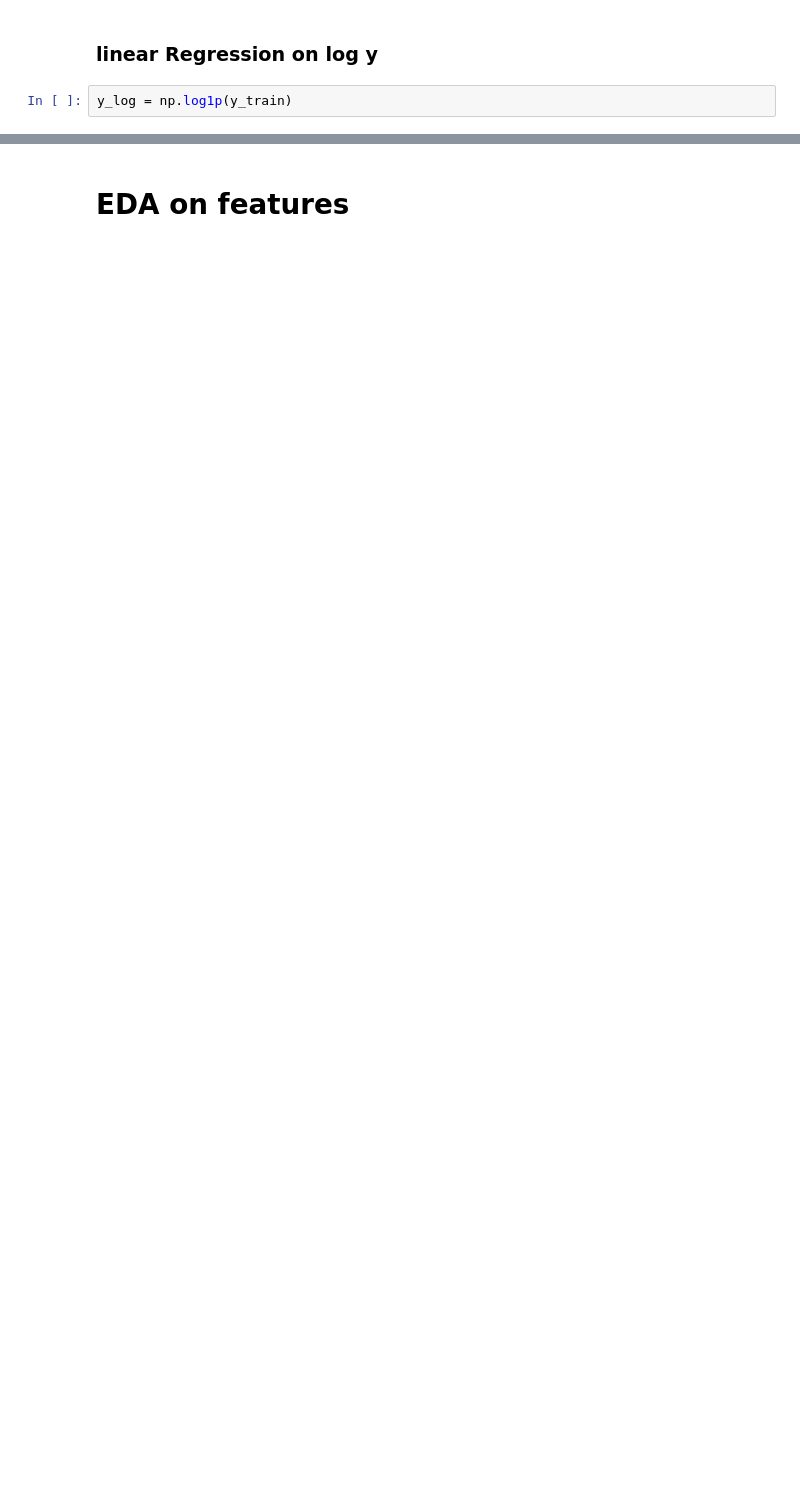
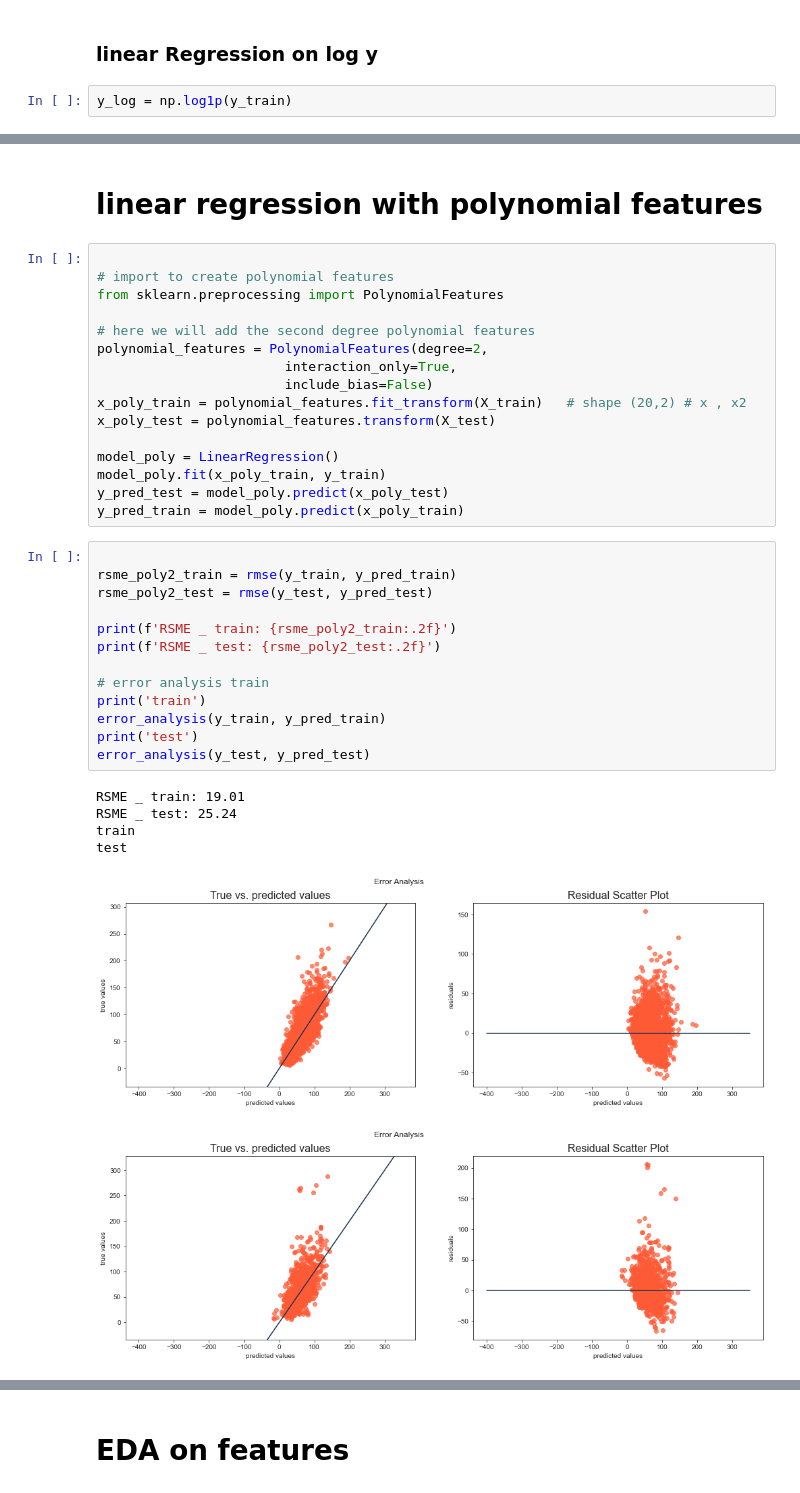
Before and after one commit to sm4rtm4art/airquality, a Jupyter notebook: linear_regression.ipynb, the cells around one changed output, grey strips where cells are left out. Saved outputs shown, nothing was run; the diff lists cells and outputs as text; blank space fills up the shorter version.

Commit message:
polynomial

```diff
--- a/linear_regression.ipynb
+++ b/linear_regression.ipynb
@@ -255,0 +256,38 @@ RSME _ test: 25.83
+# %% [markdown]
+# linear regression with polynomial features
+# %%
+
+# import to create polynomial features
+from sklearn.preprocessing import PolynomialFeatures
+
+# here we will add the second degree polynomial features
+polynomial_features = PolynomialFeatures(degree=2,
+                        interaction_only=True,
+                        include_bias=False)
+x_poly_train = polynomial_features.fit_transform(X_train)   # shape (20,2) # x , x2
+x_poly_test = polynomial_features.transform(X_test)
+
+model_poly = LinearRegression()
+model_poly.fit(x_poly_train, y_train)
+y_pred_test = model_poly.predict(x_poly_test)
+y_pred_train = model_poly.predict(x_poly_train)
+# %%
+
+rsme_poly2_train = rmse(y_train, y_pred_train)
+rsme_poly2_test = rmse(y_test, y_pred_test)
+
+print(f'RSME _ train: {rsme_poly2_train:.2f}')
+print(f'RSME _ test: {rsme_poly2_test:.2f}')
+
+# error analysis train
+print('train')
+error_analysis(y_train, y_pred_train)
+print('test')
+error_analysis(y_test, y_pred_test)
+# %% [output]
+RSME _ train: 19.01
+RSME _ test: 25.24
+train
+test
+[figure, added]
+[figure, added]
```
Also changed, not shown: parts of 24 cells of this notebook, 1 other file.
